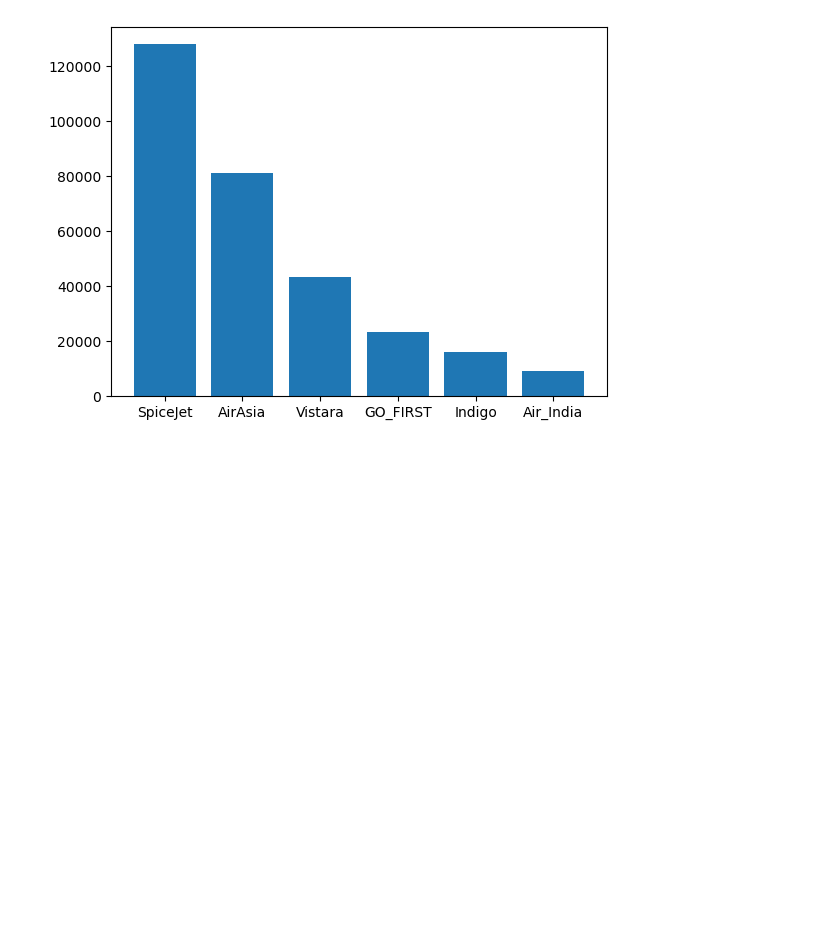
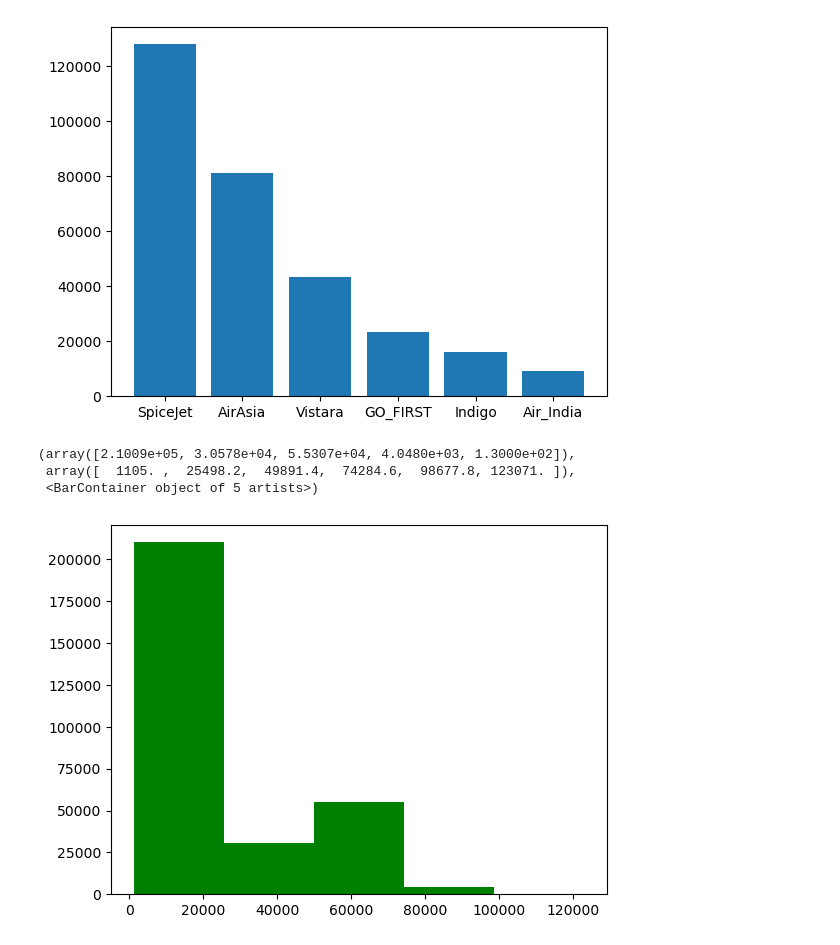
Before and after one commit to greepvishnu/Flight-Booking-Prediction, a Jupyter notebook: Flight Booking Prediction Project.ipynb, the cells around one changed output. Drawn from its saved outputs; the diff is of its cells as text; code cells hidden in the pictures; blank space fills up the shorter version.

```diff
--- a/Flight Booking Prediction Project.ipynb
+++ b/Flight Booking Prediction Project.ipynb
@@ -224,0 +227,7 @@ plt.bar(flight['airline'].unique(),height=flight['airline'].value_counts())
+# %%
+plt.hist(flight['price'],bins=5,color='green')
+# %% [output]
+(array([2.1009e+05, 3.0578e+04, 5.5307e+04, 4.0480e+03, 1.3000e+02]),
+ array([  1105. ,  25498.2,  49891.4,  74284.6,  98677.8, 123071. ]),
+ <BarContainer object of 5 artists>)
+[figure, added]
```
Also changed, not shown: parts of 5 cells of this notebook.
